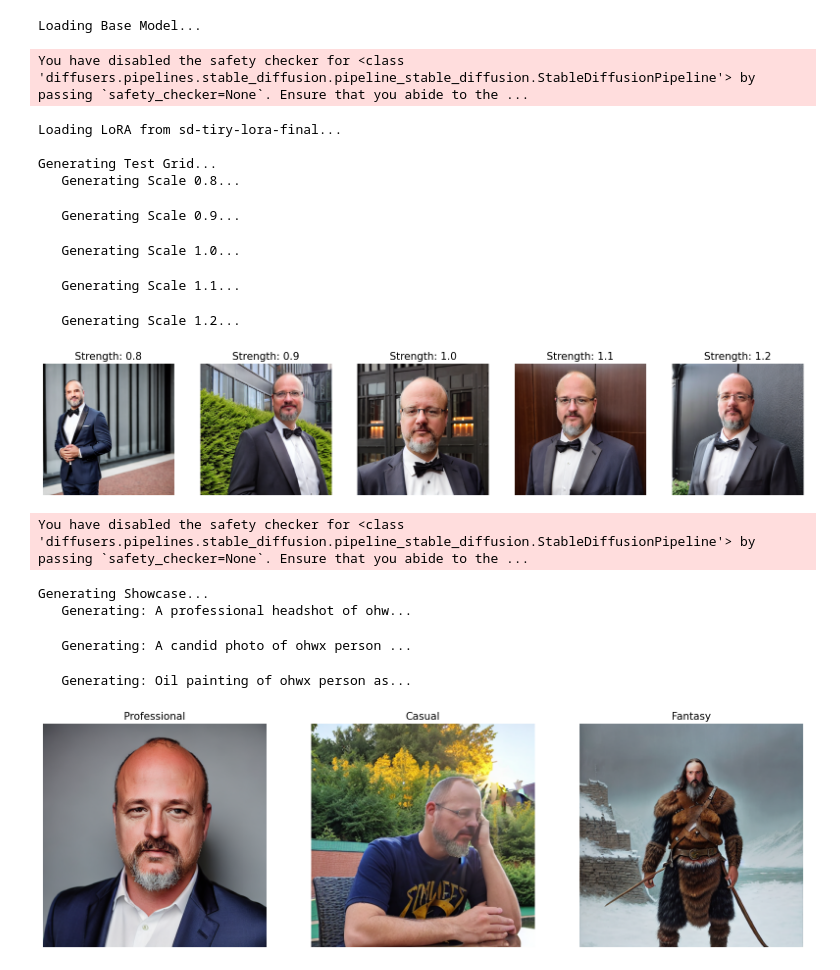
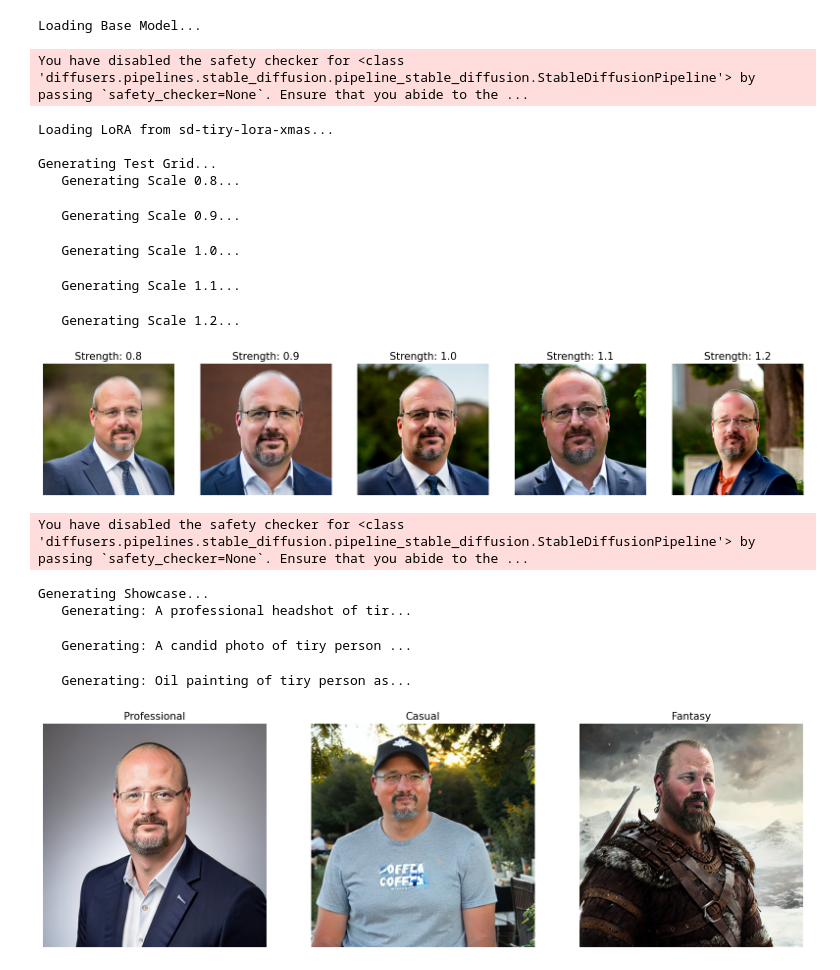
Before and after one commit to tiry/tairy, a Jupyter notebook: notebooks/notebooks/SD-LORA.ipynb, the cells around one changed output. Cells and saved outputs as stored; diff of their text form; code cells hidden in the pictures.

```diff
--- a/notebooks/notebooks/SD-LORA.ipynb
+++ b/notebooks/notebooks/SD-LORA.ipynb
@@ -191,11 +243,11 @@ from diffusers import StableDiffusionPipeline
 from peft import PeftModel
 
 pipe = StableDiffusionPipeline.from_pretrained("runwayml/stable-diffusion-v1-5", torch_dtype=torch.float16, safety_checker=None).to("cuda")
-pipe.unet = PeftModel.from_pretrained(pipe.unet, "sd-tiry-lora-final") # Load v2
+pipe.unet = PeftModel.from_pretrained(pipe.unet, "sd-tiry-lora-xmas") # Load v2
 pipe.unet.to("cuda")
 
 # TRIGGER: "ohwx person"
-prompt = "A professional headshot of ohwx person in a suit, 8k, sharp focus, cinematic lighting, detailed eyes"
+prompt = "A professional headshot of tiry person in a suit, 8k, sharp focus, cinematic lighting, detailed eyes"
 image = pipe(prompt, negative_prompt="blur, low quality, distortion, ugly", num_inference_steps=50).images[0]
 display(image)
 # %% [output]
@@ -216,13 +268,13 @@ pipe = StableDiffusionPipeline.from_pretrained(
 ).to("cuda")
 
 # 2. Load Your Precision LoRA
-LORA_DIR = "sd-tiry-lora-final"
+LORA_DIR = "sd-tiry-lora-xmas"
 print(f"Loading LoRA from {LORA_DIR}...")
 pipe.unet = PeftModel.from_pretrained(pipe.unet, LORA_DIR)
 pipe.unet.to("cuda")
 
 # 3. Setup The Test
-prompt = "A professional headshot of ohwx person in a suit, 8k, sharp focus, cinematic lighting"
+prompt = "A professional headshot of tiry person in a suit, 8k, sharp focus, cinematic lighting"
 negative_prompt = "cartoon, drawing, anime, blur, low quality, distortion, ugly, deformed"
 scales = [0.8, 0.9, 1.0, 1.1, 1.2] # Testing stronger weights
 
@@ -233,35 +285,35 @@ titles = []
 for scale in scales:
     print(f"   Generating Scale {scale}...")
     image = pipe(
         prompt=prompt,
         negative_prompt=negative_prompt,
         num_inference_steps=50,
         guidance_scale=7.5,
         cross_attention_kwargs={"scale": scale} # The Magic Lever
     ).images[0]
 
     images.append(image)
     titles.append(f"Strength: {scale}")
 
 # 4. Display Side-by-Side
 fig, axs = plt.subplots(1, 5, figsize=(20, 6))
 for i, (img, title) in enumerate(zip(images, titles)):
     axs[i].imshow(img)
     axs[i].set_title(title, fontsize=15)
     axs[i].axis("off")
 plt.show()
 # %% [output]
 Loading Base Model...
 You have disabled the safety checker for <class 'diffusers.pipelines.stable_diffusion.pipeline_stable_diffusion.StableDiffusionPipeline'> by passing `safety_checker=None`. Ensure that you abide to the ...
-Loading LoRA from sd-tiry-lora-final...
+Loading LoRA from sd-tiry-lora-xmas...
 
 Generating Test Grid...
    Generating Scale 0.8...
    Generating Scale 0.9...
    Generating Scale 1.0...
    Generating Scale 1.1...
    Generating Scale 1.2...
-[figure, old version]
+[figure, new version]
 # %%
 import torch
 from diffusers import StableDiffusionPipeline
@@ -276,20 +328,20 @@ pipe = StableDiffusionPipeline.from_pretrained(
 ).to("cuda")
 
 # 2. Load the Final LoRA
-LORA_DIR = "sd-tiry-lora-final"
+LORA_DIR = "sd-tiry-lora-xmas"
 pipe.unet = PeftModel.from_pretrained(pipe.unet, LORA_DIR)
 pipe.unet.to("cuda")
 
 # 3. The Three Styles
 prompts = [
     # 1. Professional (The "LinkedIn" test)
-    "A professional headshot of ohwx person in a navy blue suit, white shirt, studio lighting, 8k, sharp focus, canon 5d",
+    "A professional headshot of tiry person in a navy blue suit, white shirt, studio lighting, 8k, sharp focus, canon 5d",
 
     # 2. Casual (The "Reality" test)
-    "A candid photo of ohwx person wearing a t-shirt at a coffee shop, golden hour lighting, depth of field, bokeh",
+    "A candid photo of tiry person wearing a t-shirt at a coffee shop, golden hour lighting, depth of field, bokeh",
 
     # 3. Fantasy (The "Stylization" test)
-    "Oil painting of ohwx person as a viking warrior, fur armor, snow storm background, intricate beard detail, artstation, greg rutkowski"
+    "Oil painting of tiry person as a viking warrior, fur armor, snow storm background, intricate beard detail, artstation, greg rutkowski"
 ]
 
 negative_prompt = "cartoon, drawing, anime, blur, low quality, distortion, ugly, deformed, extra fingers"
@@ -313,7 +365,7 @@ plt.show()
 # %% [output]
 You have disabled the safety checker for <class 'diffusers.pipelines.stable_diffusion.pipeline_stable_diffusion.StableDiffusionPipeline'> by passing `safety_checker=None`. Ensure that you abide to the ...
 Generating Showcase...
-   Generating: A professional headshot of ohw...
+   Generating: A professional headshot of tir...
-   Generating: A candid photo of ohwx person ...
+   Generating: A candid photo of tiry person ...
-   Generating: Oil painting of ohwx person as...
+   Generating: Oil painting of tiry person as...
-[figure, old version]
+[figure, new version]
```
Also changed, not shown: parts of 2 cells of this notebook, 4 other files.
